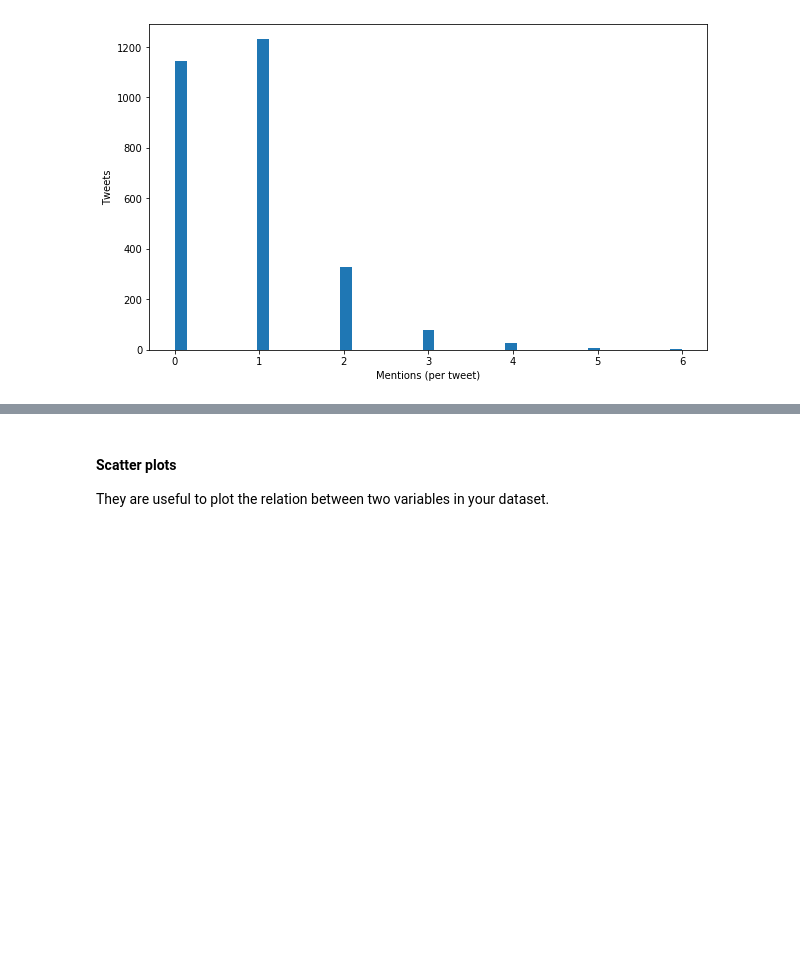
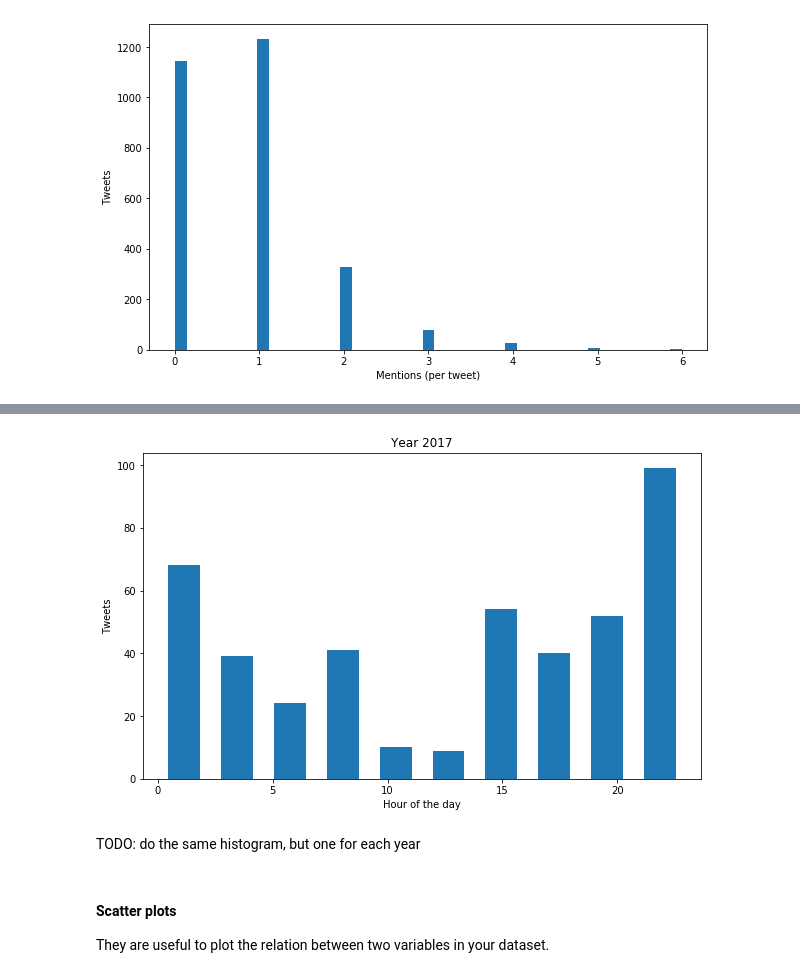
Before and after one commit to mromanello/ADA-DHOxSS, a Jupyter notebook: notebooks/3.2 Skills, Wrangling.ipynb, the cells around one changed output, grey strips where cells are left out. Cells and saved outputs as stored; diff of their text form; code cells hidden in the pictures; blank space fills up the shorter version.

```diff
--- a/notebooks/3.2 Skills, Wrangling.ipynb
+++ b/notebooks/3.2 Skills, Wrangling.ipynb
@@ -257,3 +392,19 @@ plt.show()
+# %%
+df_2017 = df[df.created_at.dt.year == 2017]
+# %%
+# TODO: start with the basic plot and improve it cell after cell
+
+%matplotlib inline
+plt.figure(figsize=(10, 6))
+plt.hist(df_2017.day_hour, bins='auto', rwidth=0.6)
+plt.title('Year 2017')
+plt.ylabel("Tweets")
+plt.xlabel("Hour of the day")
+plt.show()
+# %% [output]
+[figure, added]
+# %% [markdown]
+TODO: do the same histogram, but one for each year
 # %% [markdown]
 #### Scatter plots
 
```
Also changed, not shown: parts of 48 cells of this notebook.
